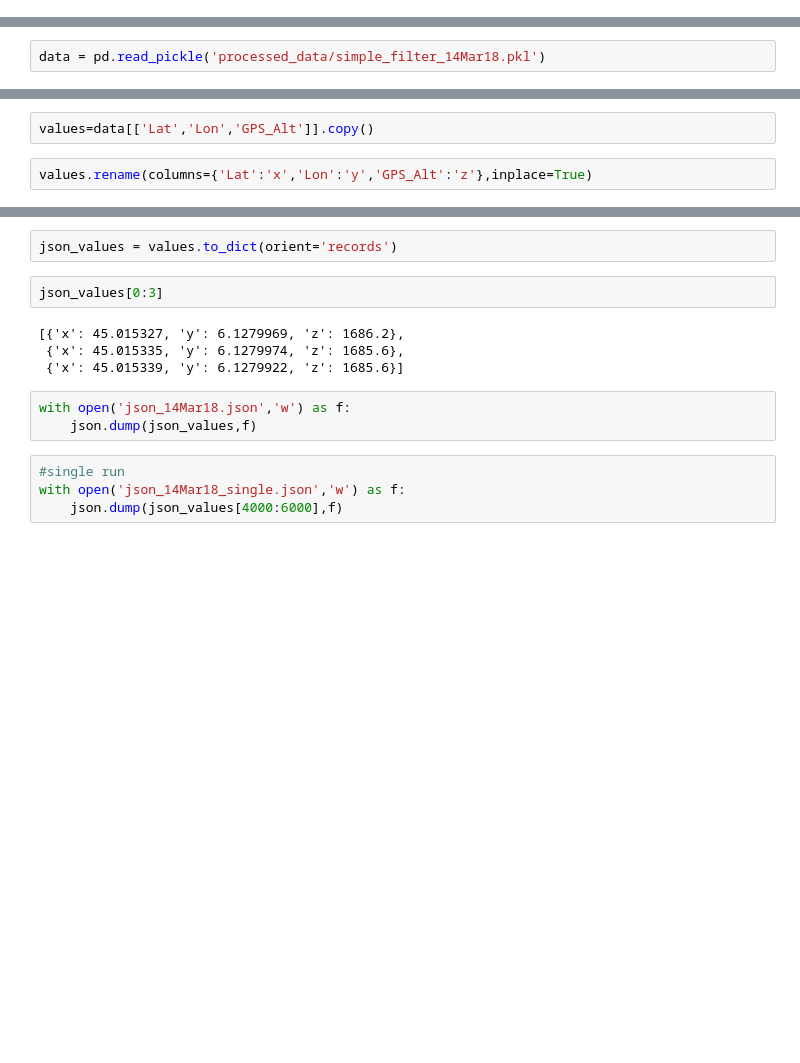
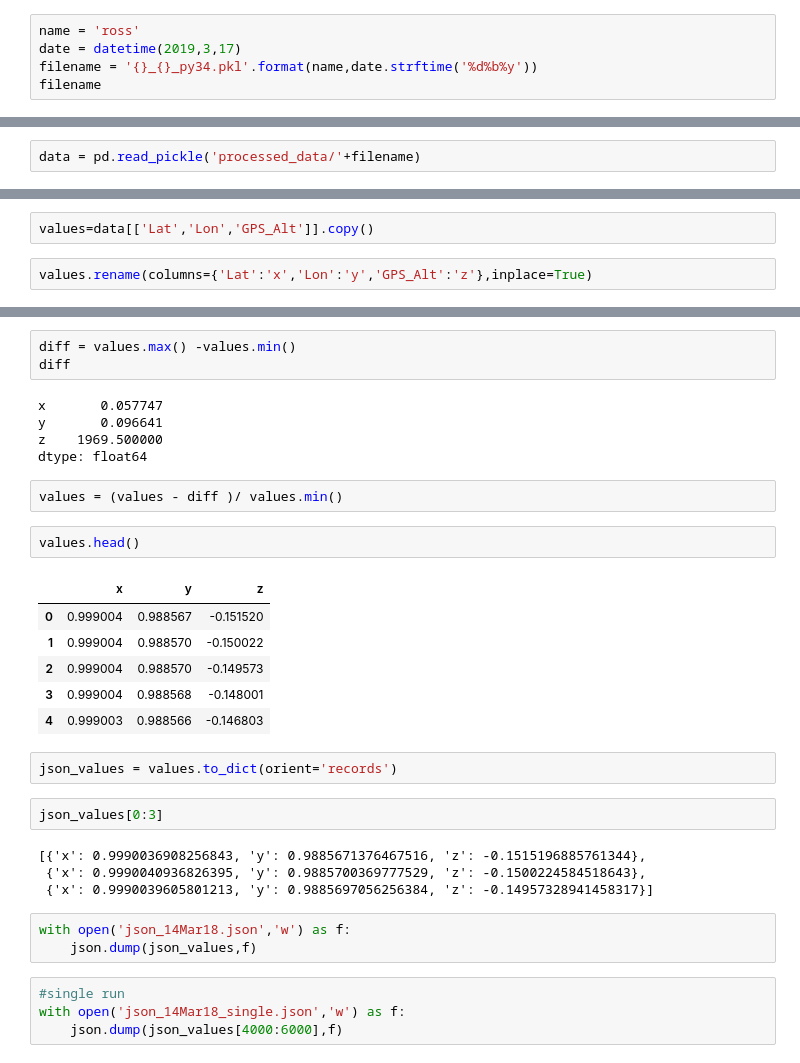
Before and after one commit to jaycee14/SkiTracker, a Jupyter notebook: data for charts.ipynb, the cells around one changed output, grey strips where cells are left out. Saved outputs shown, nothing was run; the diff lists cells and outputs as text; blank space fills up the shorter version.

```diff
--- a/data for charts.ipynb
+++ b/data for charts.ipynb
@@ -5,2 +6,7 @@ import json
 # %%
 %matplotlib inline
+# %%
+name = 'ross'
+date = datetime(2019,3,17)
+filename = '{}_{}_py34.pkl'.format(name,date.strftime('%d%b%y'))
+filename
@@ -7,5 +15,5 @@ import json
 # %%
-data = pd.read_pickle('processed_data/simple_filter_14Mar18.pkl')
+data = pd.read_pickle('processed_data/'+filename)
 # %%
 data.reset_index(drop=True,inplace=True)
 # %%
@@ -15,11 +44,30 @@ values.rename(columns={'Lat':'x','Lon':'y','GPS_Alt':'z'},inplace=True)
+# %%
+diff = values.max() -values.min()
+diff
+# %% [output]
+x       0.057747
+y       0.096641
+z    1969.500000
+dtype: float64
+# %%
+values = (values - diff )/ values.min()
+# %%
+values.head()
+# %% [output]
+|  | x | y | z |
+| 0 | 0.999004 | 0.988567 | -0.151520 |
+| 1 | 0.999004 | 0.988570 | -0.150022 |
+| 2 | 0.999004 | 0.988570 | -0.149573 |
+| 3 | 0.999004 | 0.988568 | -0.148001 |
+| 4 | 0.999003 | 0.988566 | -0.146803 |
 # %%
 json_values = values.to_dict(orient='records')
 # %%
 json_values[0:3]
 # %% [output]
-[{'x': 45.015327, 'y': 6.1279969, 'z': 1686.2},
- {'x': 45.015335, 'y': 6.1279974, 'z': 1685.6},
- {'x': 45.015339, 'y': 6.1279922, 'z': 1685.6}]
+[{'x': 0.9990036908256843, 'y': 0.9885671376467516, 'z': -0.1515196885761344},
+ {'x': 0.9990040936826395, 'y': 0.9885700369777529, 'z': -0.1500224584518643},
+ {'x': 0.9990039605801213, 'y': 0.9885697056256384, 'z': -0.14957328941458317}]
 # %%
 with open('json_14Mar18.json','w') as f:
     json.dump(json_values,f)
```
Also changed, not shown: parts of 8 cells of this notebook, 11 other files.
